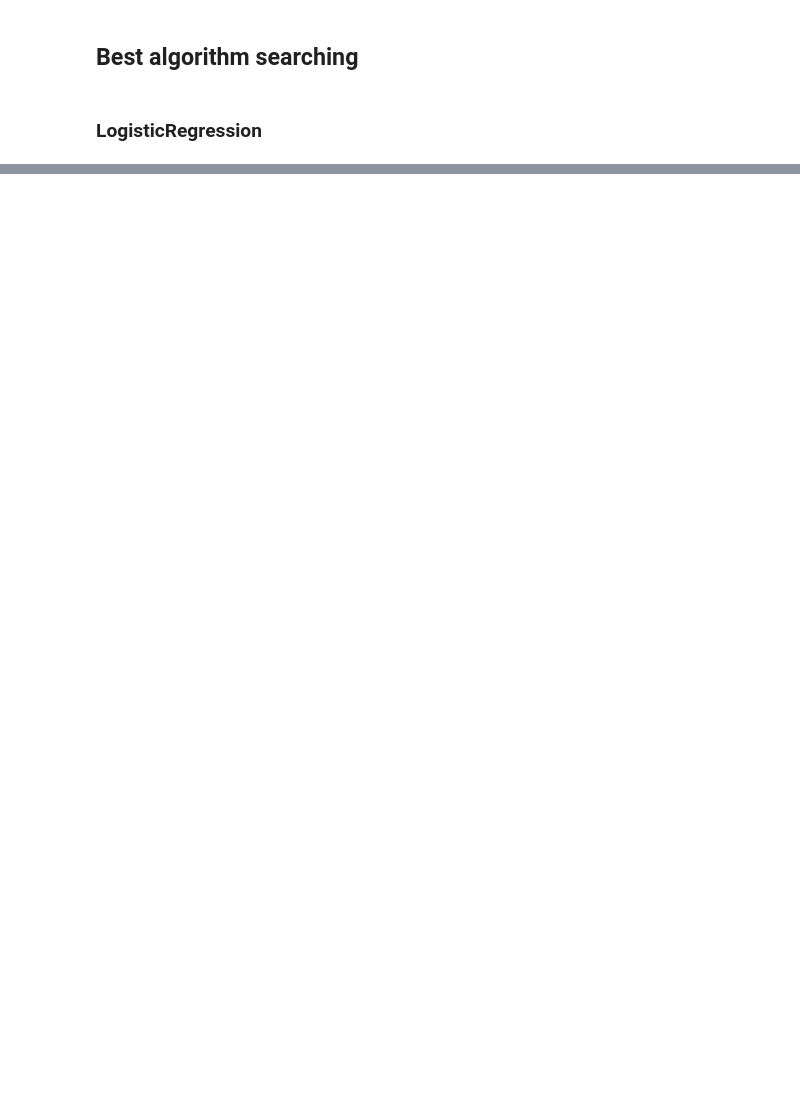
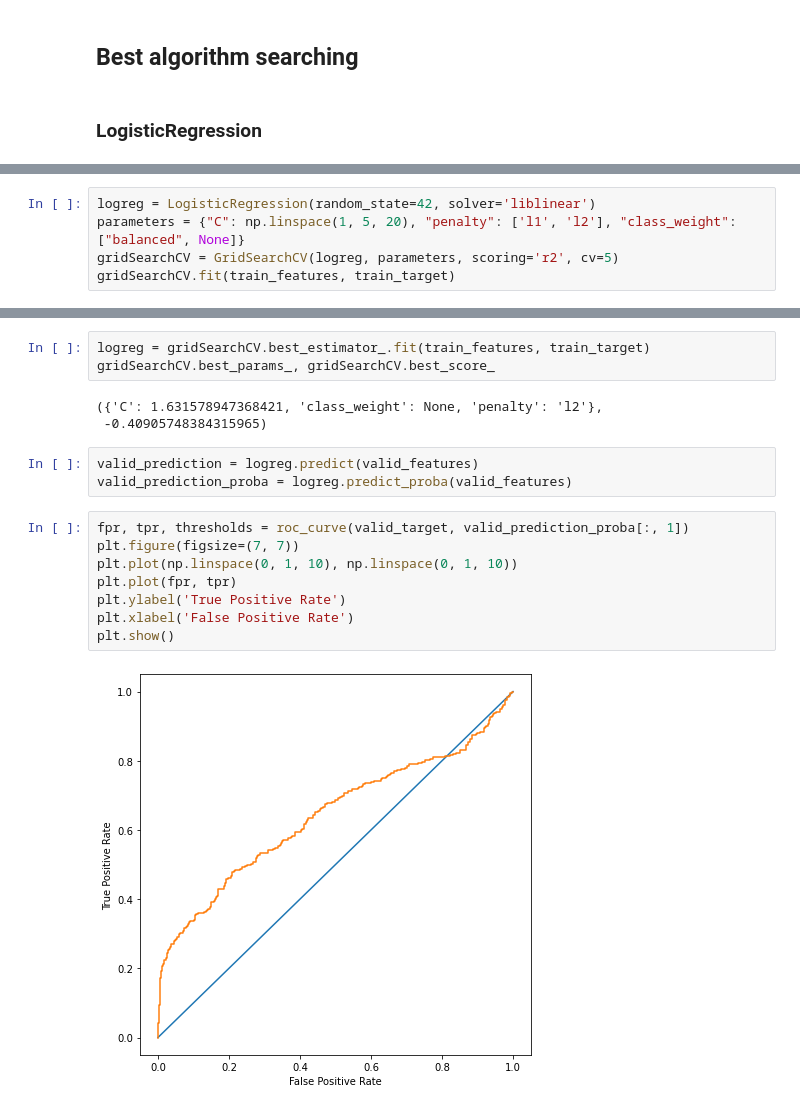
Before and after one commit to matveyspiridonov/ML-DS-studies, a Jupyter notebook: Open_Researchments/Tariff_Recommendation/tariff_recommendation.ipynb, the cells around one changed output, grey strips where cells are left out. Drawn from its saved outputs; the diff is of its cells as text; blank space fills up the shorter version.

```diff
--- a/Open_Researchments/Tariff_Recommendation/tariff_recommendation.ipynb
+++ b/Open_Researchments/Tariff_Recommendation/tariff_recommendation.ipynb
@@ -67,0 +251,5 @@ logreg = LogisticRegression(random_state=42)
+# %%
+logreg = LogisticRegression(random_state=42, solver='liblinear')
+parameters = {"C": np.linspace(1, 5, 20), "penalty": ['l1', 'l2'], "class_weight": ["balanced", None]}
+gridSearchCV = GridSearchCV(logreg, parameters, scoring='r2', cv=5)
+gridSearchCV.fit(train_features, train_target)
@@ -67,0 +266,19 @@ logreg = LogisticRegression(random_state=42)
+# %%
+logreg = gridSearchCV.best_estimator_.fit(train_features, train_target)
+gridSearchCV.best_params_, gridSearchCV.best_score_
+# %% [output]
+({'C': 1.631578947368421, 'class_weight': None, 'penalty': 'l2'},
+ -0.40905748384315965)
+# %%
+valid_prediction = logreg.predict(valid_features)
+valid_prediction_proba = logreg.predict_proba(valid_features)
+# %%
+fpr, tpr, thresholds = roc_curve(valid_target, valid_prediction_proba[:, 1])
+plt.figure(figsize=(7, 7))
+plt.plot(np.linspace(0, 1, 10), np.linspace(0, 1, 10))
+plt.plot(fpr, tpr)
+plt.ylabel('True Positive Rate')
+plt.xlabel('False Positive Rate')
+plt.show()
+# %% [output]
+[figure, added]
```
Also changed, not shown: parts of 28 cells of this notebook, 2 other files.
